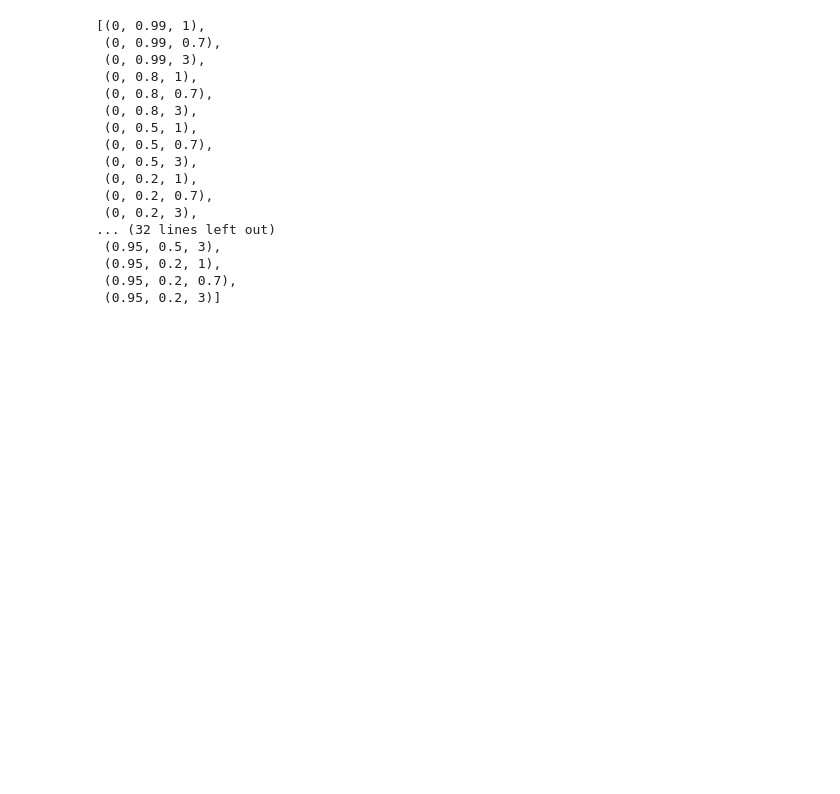
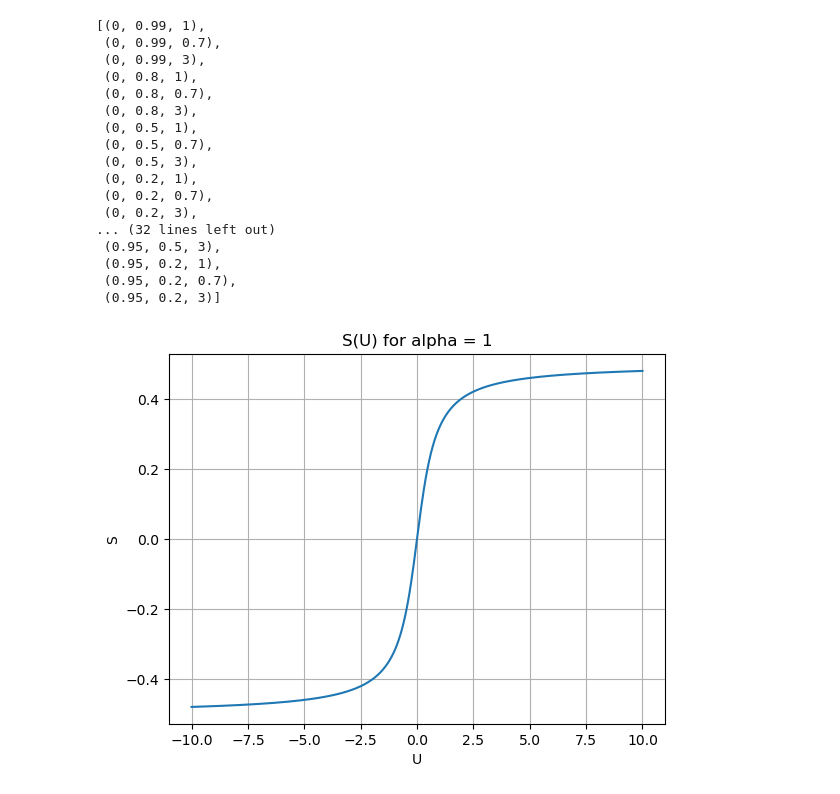
Before and after one commit to ForzaMark/whk-snn, a Jupyter notebook: heidelberg_implementation/notebook.ipynb, the cells around one changed output. Drawn from its saved outputs; the diff is of its cells as text; code cells hidden in the pictures; blank space fills up the shorter version.

Commit message:
implement different surrogate approximations

```diff
--- a/heidelberg_implementation/notebook.ipynb
+++ b/heidelberg_implementation/notebook.ipynb
@@ -730,3 +730,19 @@ combinations = list(product(SPARSITY_PARAMETERS, BETA_PARAMETERS, THRESHOLD_PARA
  (0.95, 0.2, 1),
  (0.95, 0.2, 0.7),
  (0.95, 0.2, 3)]
+# %%
+import numpy as np
+import matplotlib.pyplot as plt
+
+U = np.linspace(-10, 10, 500)
+alpha = 1  # try different values like 0.5, 2, 5
+S = (1 / np.pi) * np.arctan(np.pi * U * alpha / 2)
+
+plt.plot(U, S)
+plt.xlabel('U')
+plt.ylabel('S')
+plt.title(f'S(U) for alpha = {alpha}')
+plt.grid(True)
+plt.show()
+# %% [output]
+[figure, added]
```
Also changed, not shown: 5 other files.
